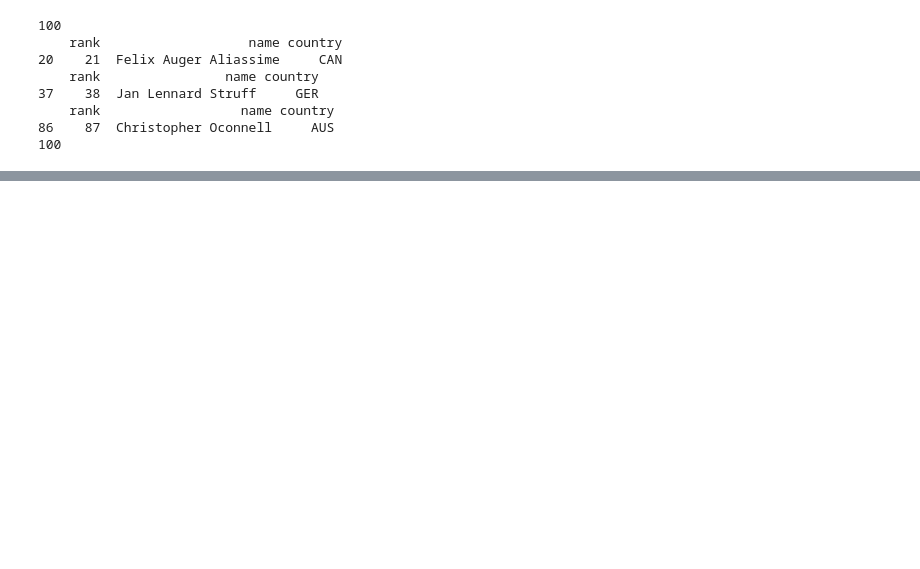
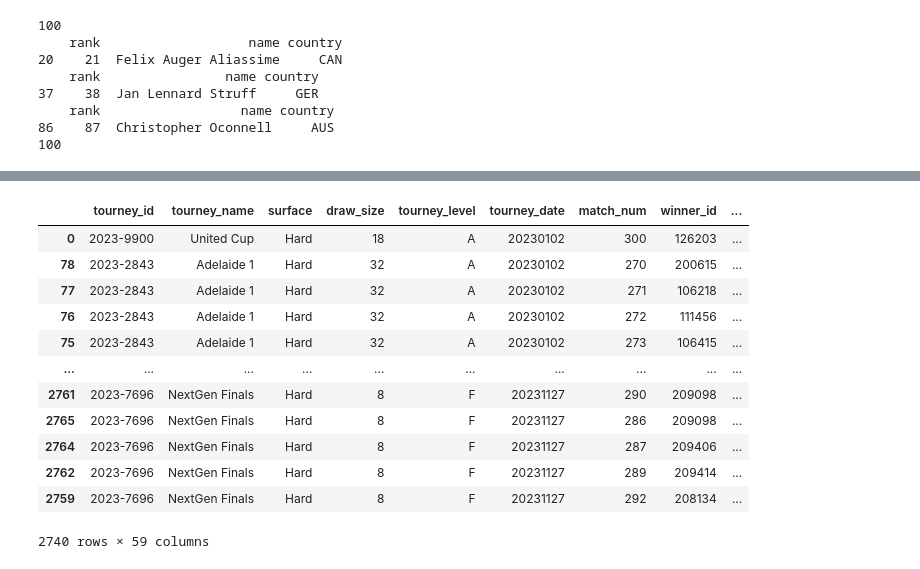
Before and after one commit to kbarone/game_set_match, a Jupyter notebook: combine_files.ipynb, the cells around one changed output, grey strips where cells are left out. Saved outputs shown, nothing was run; the diff lists cells and outputs as text; code cells hidden in the pictures; blank space fills up the shorter version.

```diff
--- a/combine_files.ipynb
+++ b/combine_files.ipynb
@@ -79,0 +126,3 @@ df_100_matches.to_csv("atp_100_matches.csv", index=False)
+# %%
+df_matches.dropna(subset=['minutes', 'w_bpSaved'], axis=0, inplace=True)
+df_matches.isna().sum()
@@ -79,0 +249,22 @@ df_100_matches.to_csv("atp_100_matches.csv", index=False)
+# %%
+df_with_elo['winner_surf_elo'] = df_with_elo.apply(lambda x: x['winner_Hard_elo'] if
+                                                   x['surface']=='Hard' else (x['winner_Clay_elo'] if
+                                                                              x['surface']=='Clay' else x['winner_Grass_elo']),axis=1)
+df_with_elo['loser_surf_elo'] = df_with_elo.apply(lambda x: x['loser_Hard_elo'] if
+                                                   x['surface']=='Hard' else (x['loser_Clay_elo'] if
+                                                                              x['surface']=='Clay' else x['loser_Grass_elo']),axis=1)
+df_with_elo
+# %% [output]
+|  | tourney_id | tourney_name | surface | draw_size | tourney_level | tourney_date | match_num | winner_id | ... |
+| 0 | 2023-9900 | United Cup | Hard | 18 | A | 20230102 | 300 | 126203 | ... |
+| 78 | 2023-2843 | Adelaide 1 | Hard | 32 | A | 20230102 | 270 | 200615 | ... |
+| 77 | 2023-2843 | Adelaide 1 | Hard | 32 | A | 20230102 | 271 | 106218 | ... |
+| 76 | 2023-2843 | Adelaide 1 | Hard | 32 | A | 20230102 | 272 | 111456 | ... |
+| 75 | 2023-2843 | Adelaide 1 | Hard | 32 | A | 20230102 | 273 | 106415 | ... |
+| ... | ... | ... | ... | ... | ... | ... | ... | ... | ... |
+| 2761 | 2023-7696 | NextGen Finals | Hard | 8 | F | 20231127 | 290 | 209098 | ... |
+| 2765 | 2023-7696 | NextGen Finals | Hard | 8 | F | 20231127 | 286 | 209098 | ... |
+| 2764 | 2023-7696 | NextGen Finals | Hard | 8 | F | 20231127 | 287 | 209406 | ... |
+| 2762 | 2023-7696 | NextGen Finals | Hard | 8 | F | 20231127 | 289 | 209414 | ... |
+| 2759 | 2023-7696 | NextGen Finals | Hard | 8 | F | 20231127 | 292 | 208134 | ... |
+2740 rows × 59 columns
```
Also changed, not shown: parts of 16 cells of this notebook.
